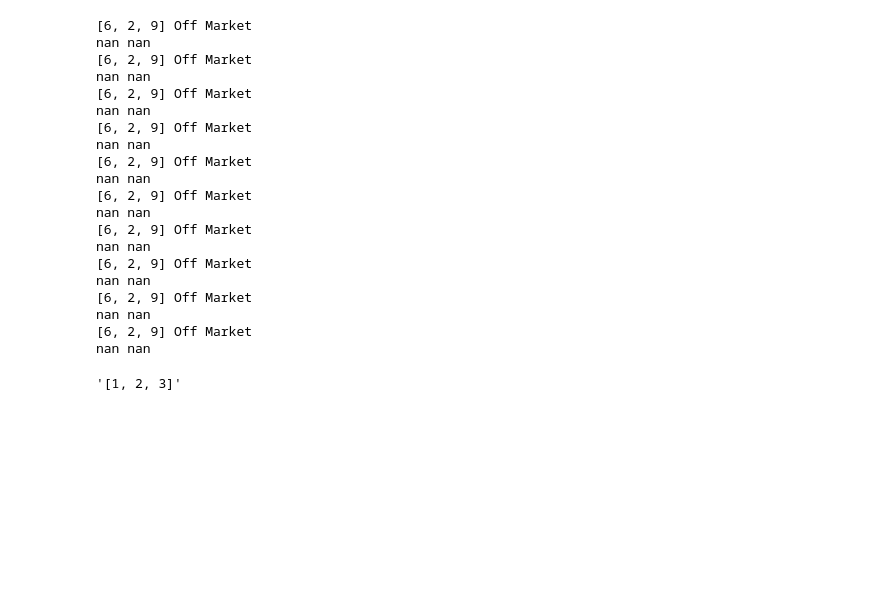
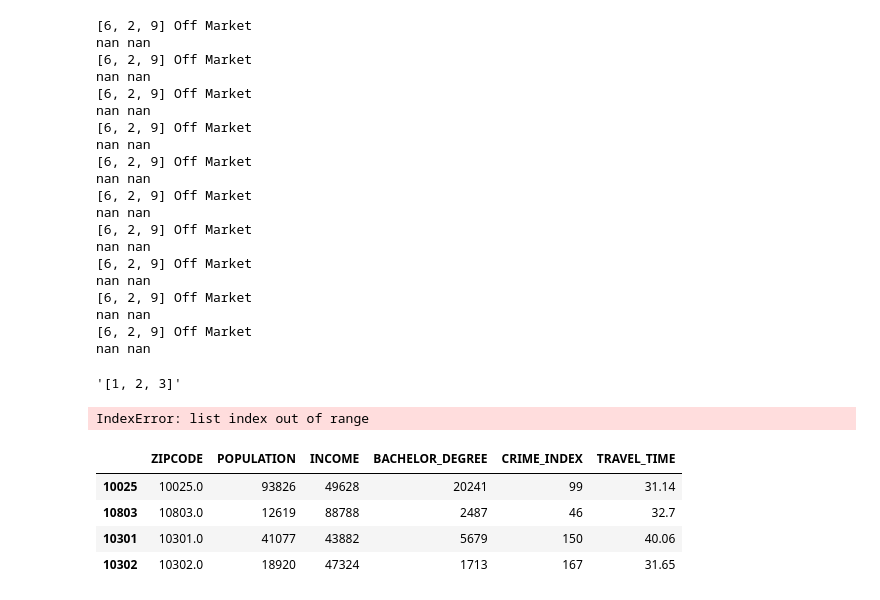
Before and after one commit to yangliu2/DataIncubator, a Jupyter notebook: FindingHome_webapp.ipynb, the cells around one changed output. Cells and saved outputs as stored; diff of their text form; code cells hidden in the pictures; blank space fills up the shorter version.

```diff
--- a/FindingHome_webapp.ipynb
+++ b/FindingHome_webapp.ipynb
@@ -374 +378,60 @@ str(l)
+# %%
+z = [10803]
+# %%
+scraped = pd.DataFrame(columns=['ZIPCODE', 'POPULATION', 'INCOME', 'BACHELOR_DEGREE', 'CRIME_INDEX', 'TRAVEL_TIME'])
+# %%
+# scrape the website for zipcode specific information
+url = 'http://www.moving.com/real-estate/city-profile/results.asp'
+
+for i in z:
+    row = []
+    response = requests.get(url, params={"Zip": i}, headers={'User-Agent':'test1'})
+    soup = BeautifulSoup(response.text, "lxml")
+
+    # this is the whole table
+    parent_div = soup.find('div', attrs={'class': 'school_report_results cityprofile_results'})
+    # separated to each table
+    content = soup.select('table')
+
+    # find the population
+    rows_1 = content[0].select('tr')
+    cells = rows_1[1].select('td')
+    row.append(int(i))
+    population = cells[2].text.replace(',','')
+    row.append(int(population))
+
+    # find the median disposable income
+    rows_2 = content[1].select('tr')
+    cells = rows_2[4].select('td')
+    income = str(cells[2].text)
+    row.append(int(filter(str.isdigit, income)))
+
+    # number of bachelors degrees
+    rows_3 = content[3].select('tr')
+    cells = rows_3[6].select('td')
+    b = str(cells[2].text)
+    row.append(int(filter(str.isdigit, b)))
+
+    # crime index
+    rows_4 = content[5].select('tr')
+    cells = rows_4[1].select('td')
+    row.append(int(cells[2].text))
+
+    # median travel time to work, minutes?
+    rows_5 = content[6].select('tr')
+    cells = rows_5[8].select('td')
+    row.append(float(cells[2].text))
+
+    print row
+    scraped.loc[i] = row
+# %% [output]
+IndexError: list index out of range
+# %%
+scraped
+# %% [output]
+|  | ZIPCODE | POPULATION | INCOME | BACHELOR_DEGREE | CRIME_INDEX | TRAVEL_TIME |
+| 10025 | 10025.0 | 93826 | 49628 | 20241 | 99 | 31.14 |
+| 10803 | 10803.0 | 12619 | 88788 | 2487 | 46 | 32.7 |
+| 10301 | 10301.0 | 41077 | 43882 | 5679 | 150 | 40.06 |
+| 10302 | 10302.0 | 18920 | 47324 | 1713 | 167 | 31.65 |
 # %%
```
Also changed, not shown: parts of 7 cells of this notebook, 3 other files.
